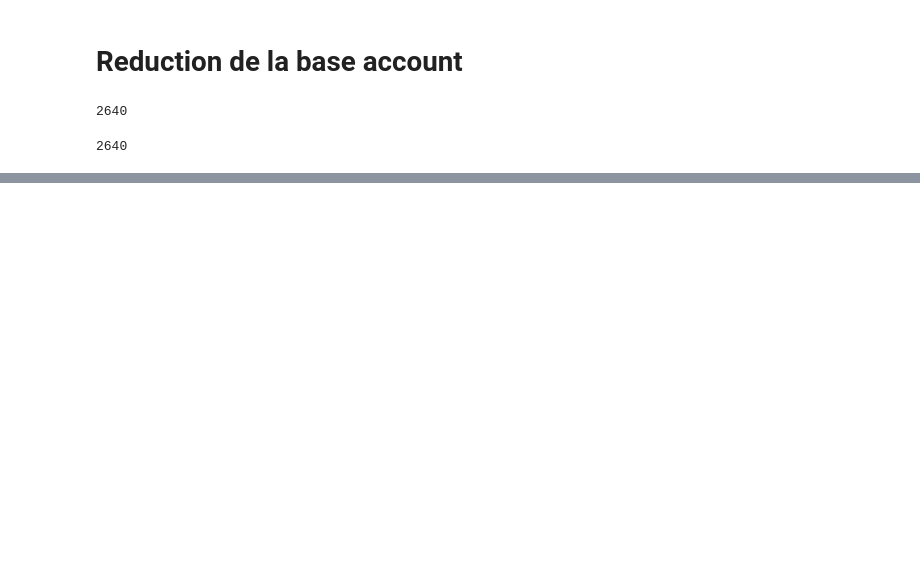
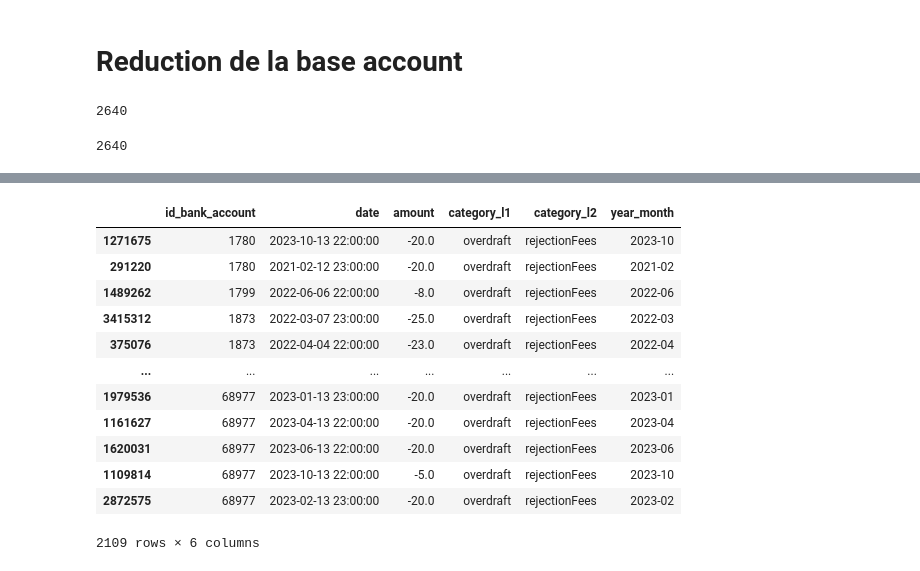
Before and after one commit to rouaabl/Projet-construction-d-un-score-d-octroi, a Jupyter notebook: CLEAN.ipynb, the cells around one changed output, grey strips where cells are left out. Drawn from its saved outputs; the diff is of its cells as text; code cells hidden in the pictures; blank space fills up the shorter version.

```diff
--- a/CLEAN.ipynb
+++ b/CLEAN.ipynb
@@ -273,0 +303,18 @@ account_15_M['id_bank_account'].nunique()
+# %%
+a=transaction_15_M[transaction_15_M["category_l2"]=="rejectionFees"]
+# %%
+a
+# %% [output]
+|  | id_bank_account | date | amount | category_l1 | category_l2 | year_month |
+| 1271675 | 1780 | 2023-10-13 22:00:00 | -20.0 | overdraft | rejectionFees | 2023-10 |
+| 291220 | 1780 | 2021-02-12 23:00:00 | -20.0 | overdraft | rejectionFees | 2021-02 |
+| 1489262 | 1799 | 2022-06-06 22:00:00 | -8.0 | overdraft | rejectionFees | 2022-06 |
+| 3415312 | 1873 | 2022-03-07 23:00:00 | -25.0 | overdraft | rejectionFees | 2022-03 |
+| 375076 | 1873 | 2022-04-04 22:00:00 | -23.0 | overdraft | rejectionFees | 2022-04 |
+| ... | ... | ... | ... | ... | ... | ... |
+| 1979536 | 68977 | 2023-01-13 23:00:00 | -20.0 | overdraft | rejectionFees | 2023-01 |
+| 1161627 | 68977 | 2023-04-13 22:00:00 | -20.0 | overdraft | rejectionFees | 2023-04 |
+| 1620031 | 68977 | 2023-06-13 22:00:00 | -20.0 | overdraft | rejectionFees | 2023-06 |
+| 1109814 | 68977 | 2023-10-13 22:00:00 | -5.0 | overdraft | rejectionFees | 2023-10 |
+| 2872575 | 68977 | 2023-02-13 23:00:00 | -20.0 | overdraft | rejectionFees | 2023-02 |
+2109 rows × 6 columns
```
Also changed, not shown: parts of 8 cells of this notebook.
